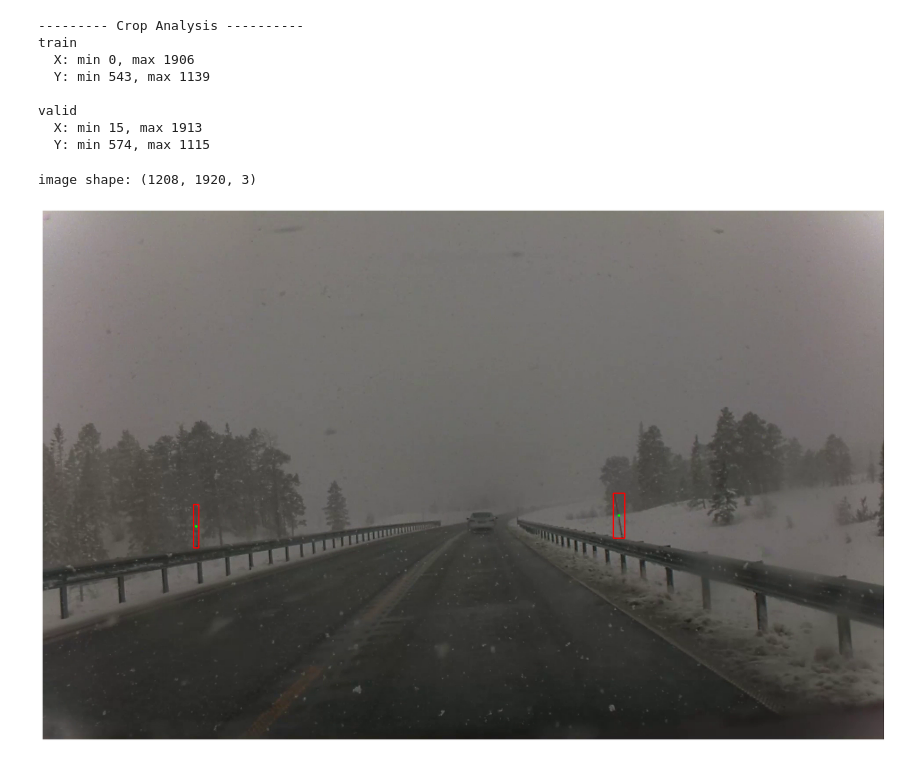
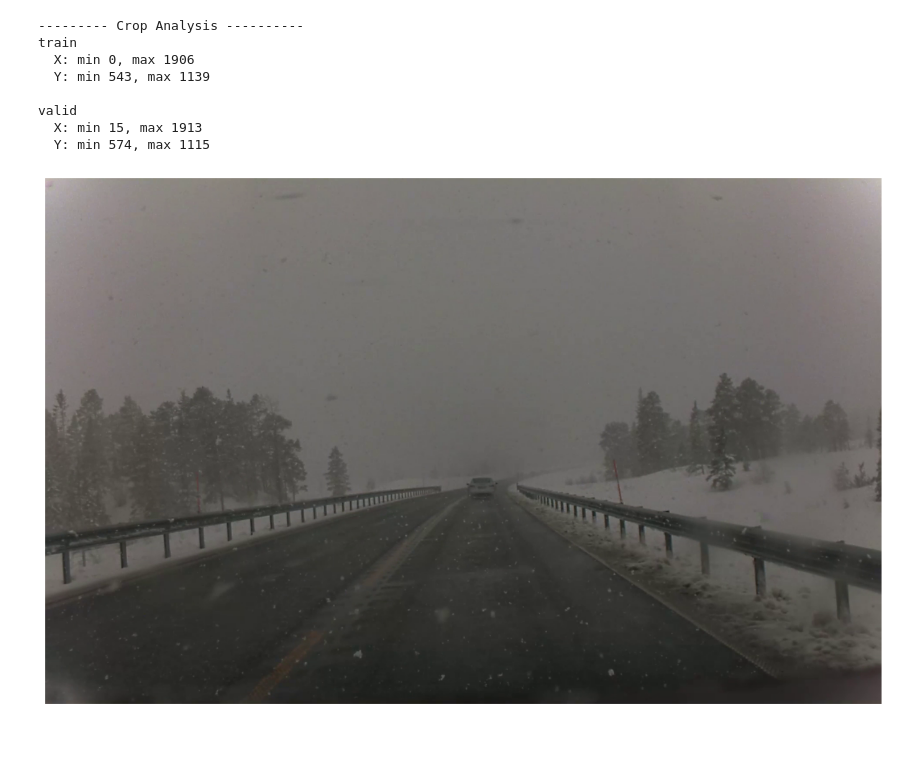
Before and after one commit to tomasbera/roadpoles-tdt17, a Jupyter notebook: data_explore/dataset_explore.ipynb, the cells around one changed output. Drawn from its saved outputs; the diff is of its cells as text; code cells hidden in the pictures.

Commit message:
refactor: removed unnecessary python lines

```diff
--- a/data_explore/dataset_explore.ipynb
+++ b/data_explore/dataset_explore.ipynb
@@ -136,36 +149,11 @@ valid
   X: min 15, max 1913
   Y: min 574, max 1115
 # %%
-def viz_example():
-    image = cv2.imread(test_image)
-    rgb_image = cv2.cvtColor(image, cv2.COLOR_BGR2RGB)
-    height, width, _ = image.shape
-    print("image shape: " + str(image.shape))
+img = mpimg.imread(test_image)
 
-    boxes = []
-    with open(test_label, "r") as f:
-        for line in f:
-            parts = line.strip().split()
-            if len(parts) == 5:
-                cls, x_center, y_center, w_norm, h_norm = map(float, parts)
-                x_center_pix = x_center * width
-                y_center_pix = y_center * height
-                w_pix = w_norm * width
-                h_pix = h_norm * height
-                boxes.append((x_center_pix, y_center_pix, w_pix, h_pix))
-
-    for x, y, w, h in boxes:
-        top_left = (int(x - w/2), int(y - h/2))
-        bottom_right = (int(x + w/2), int(y + h/2))
-        cv2.rectangle(rgb_image, top_left, bottom_right, (255,0,0), 2)
-        cv2.circle(rgb_image, (int(x), int(y)), 3, (0,255,0), -1)  # center
-
-    plt.figure(figsize=(25,15))
-    plt.imshow(rgb_image)
-    plt.axis("off")
-    plt.show()
+plt.figure(figsize=(15, 15))
+plt.imshow(img)
+plt.axis('off')
+plt.show()
+# %% [output]
+[figure, added]
-# %%
-viz_example()
-# %% [output]
-image shape: (1208, 1920, 3)
-[figure, removed]
```
Also changed, not shown: parts of 4 cells of this notebook, 2 other files.
